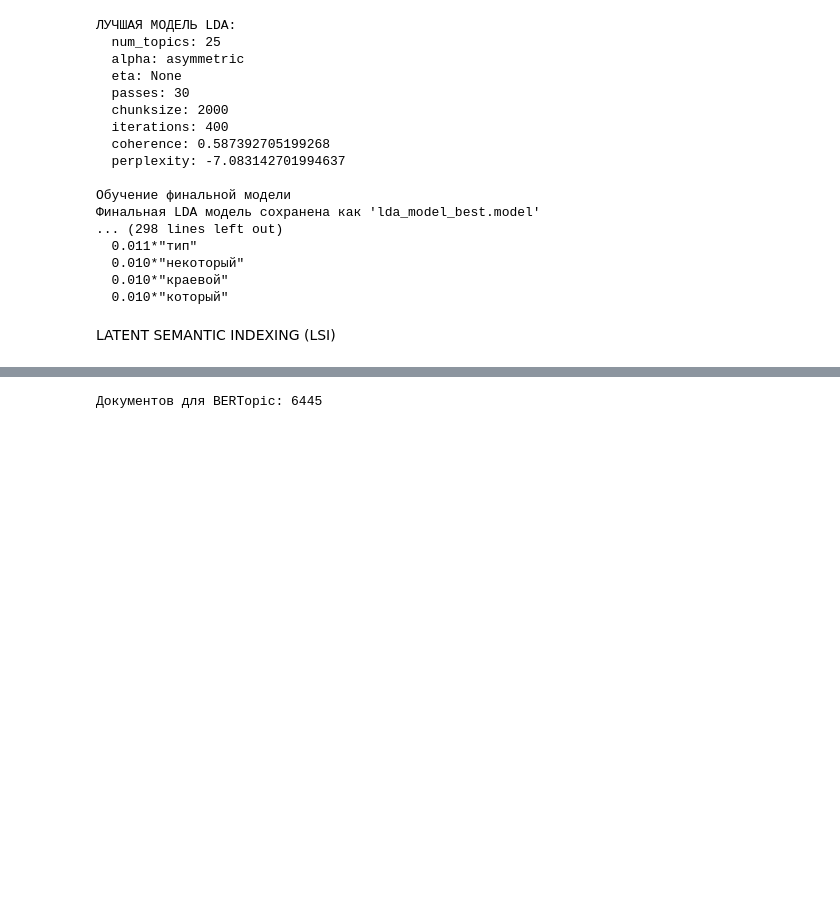
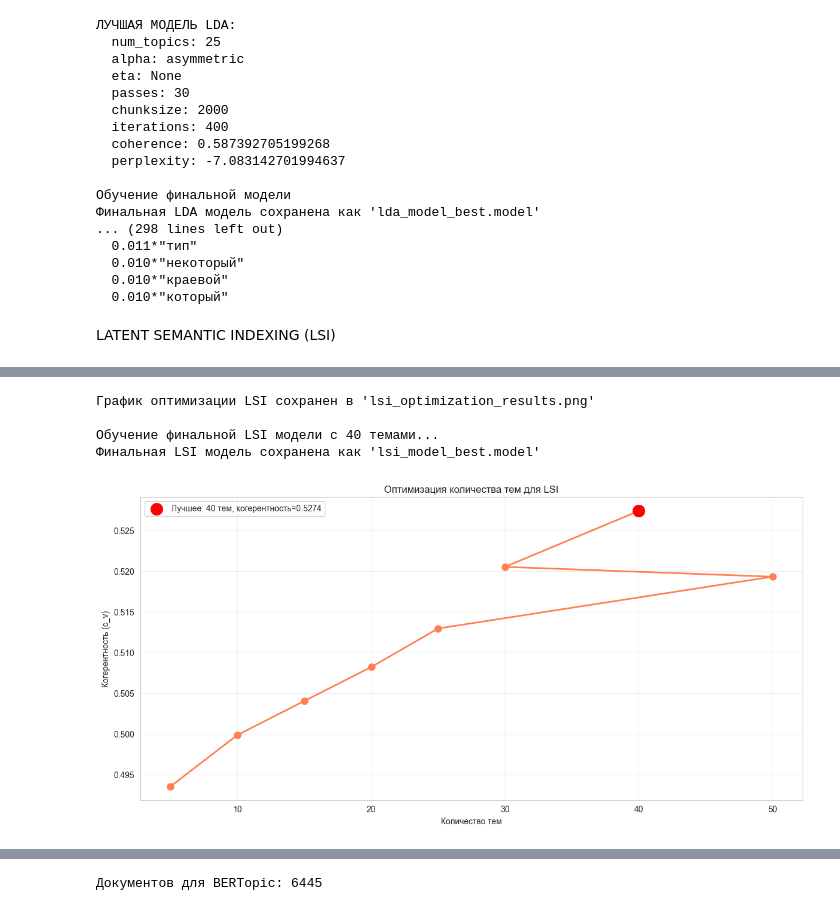
Before and after one commit to AnastasiyaMartynova/graduation_thesis, a Jupyter notebook: main.ipynb, the cells around one changed output, grey strips where cells are left out. Drawn from its saved outputs; the diff is of its cells as text; code cells hidden in the pictures; blank space fills up the shorter version.

Commit message:
Topic modeling: LSI parameter optimization

```diff
--- a/main.ipynb
+++ b/main.ipynb
@@ -1156,8 +1156,8 @@ corpus_tfidf = tfidf[corpus]
 # %%
-# Обучение LSI
-lsi_model = models.LsiModel(
-    corpus_tfidf,
-    id2word=dictionary,
-    num_topics=num_topics_lsi
-)
+# # Обучение LSI
+# lsi_model = models.LsiModel(
+#     corpus_tfidf,
+#     id2word=dictionary,
+#     num_topics=num_topics_lsi
+# )
 # %%
@@ -1207,0 +1245,38 @@ Coherence Score (LSI): 0.5752
+# %%
+# Визуализация
+fig, ax = plt.subplots(1, 1, figsize=(12, 6))
+ax.plot(lsi_results_df['num_topics'], lsi_results_df['coherence'],
+        marker='o', linewidth=2, markersize=8, color='coral')
+best_idx = lsi_results_df['coherence'].idxmax()
+best_num_topics = lsi_results_df.loc[best_idx, 'num_topics']
+best_coherence = lsi_results_df.loc[best_idx, 'coherence']
+ax.scatter(best_num_topics, best_coherence, color='red', s=200, zorder=5,
+           label=f'Лучшее: {best_num_topics} тем, когерентность={best_coherence:.4f}')
+ax.set_xlabel('Количество тем')
+ax.set_ylabel('Когерентность (c_v)')
+ax.set_title('Оптимизация количества тем для LSI')
+ax.legend()
+ax.grid(True, alpha=0.3)
+plt.tight_layout()
+plt.savefig('lsi_optimization_results.png', dpi=300, bbox_inches='tight')
+print("\nГрафик оптимизации LSI сохранен в 'lsi_optimization_results.png'")
+
+# Обучаем финальную LSI модель с лучшим количеством тем
+best_lsi_num_topics = int(lsi_results_df.iloc[0]['num_topics'])
+print(f"\nОбучение финальной LSI модели с {best_lsi_num_topics} темами...")
+
+final_lsi_model = models.LsiModel(
+    corpus_tfidf,
+    id2word=dictionary,
+    num_topics=best_lsi_num_topics
+)
+
+# Сохранение модели
+final_lsi_model.save('lsi_model_best.model')
+print("Финальная LSI модель сохранена как 'lsi_model_best.model'")
+# %% [output]
+График оптимизации LSI сохранен в 'lsi_optimization_results.png'
+
+Обучение финальной LSI модели с 40 темами...
+Финальная LSI модель сохранена как 'lsi_model_best.model'
+[figure, added]
```
Also changed, not shown: parts of 8 cells of this notebook, 1 other file.
